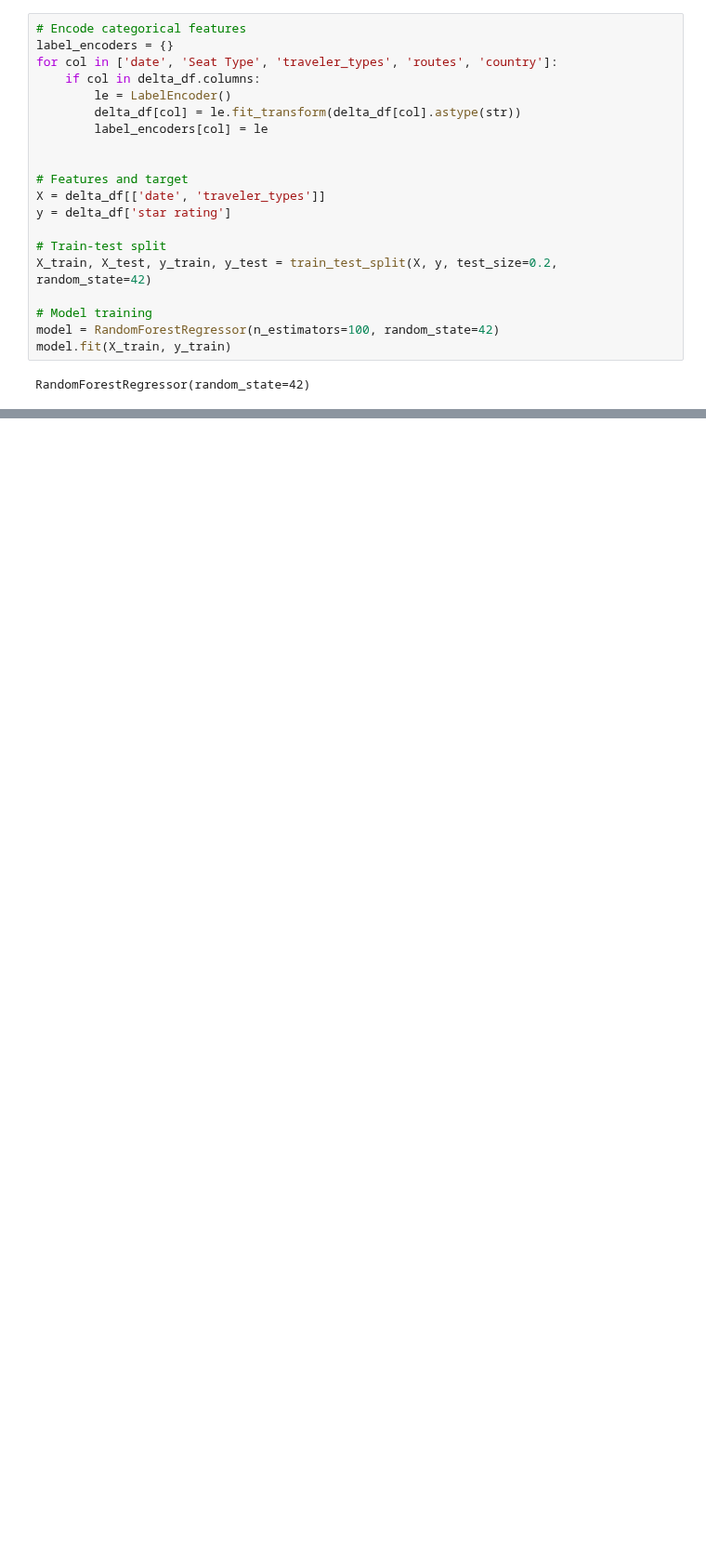
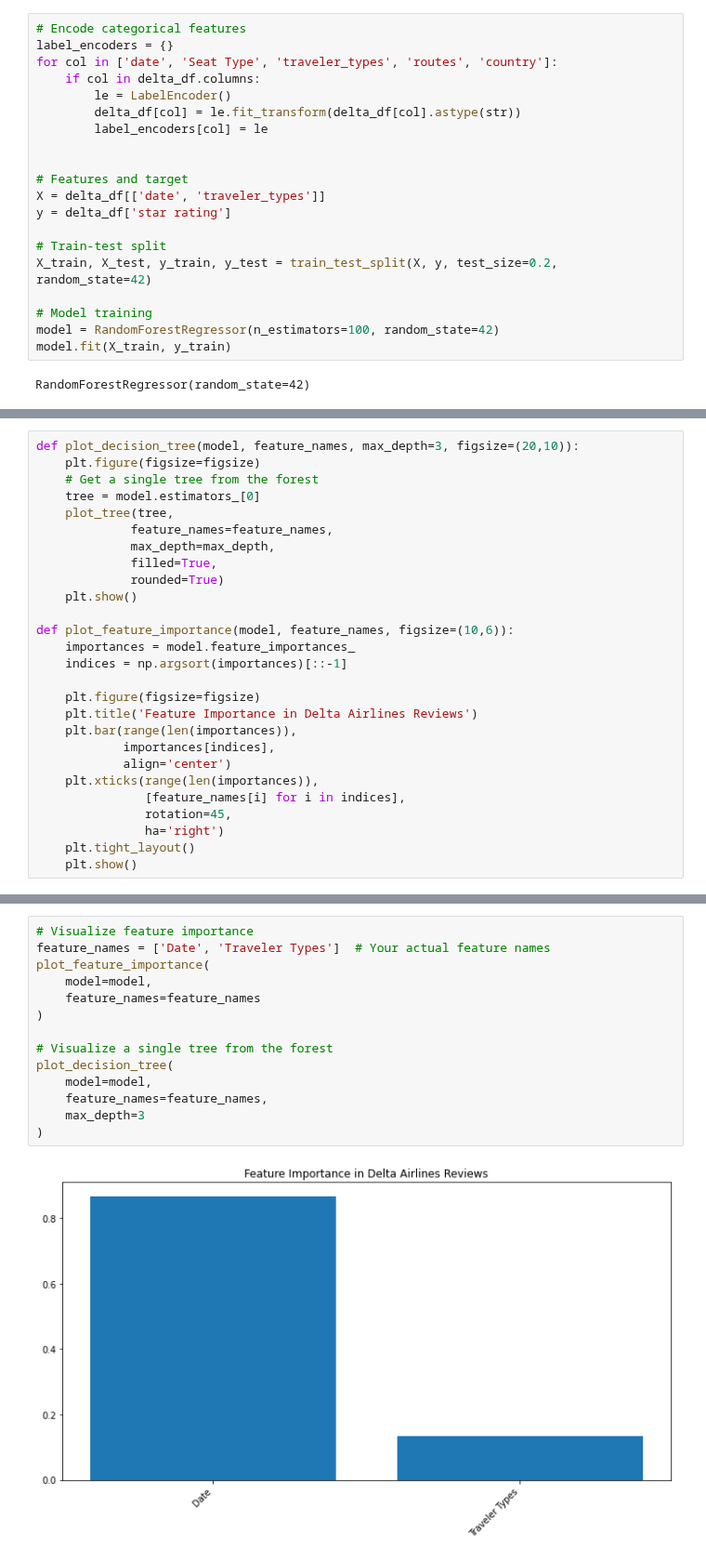
Before and after one commit to T-Godwins/airline-project, a Jupyter notebook: code.ipynb, the cells around one changed output, grey strips where cells are left out. Shown at 93% size. Drawn from its saved outputs; the diff is of its cells as text; blank space fills up the shorter version.

Commit message:
visualizations

```diff
--- a/code.ipynb
+++ b/code.ipynb
@@ -68,0 +73,27 @@ R² Score: -0.20246466360235482
+# %%
+def plot_decision_tree(model, feature_names, max_depth=3, figsize=(20,10)):
+    plt.figure(figsize=figsize)
+    # Get a single tree from the forest
+    tree = model.estimators_[0]
+    plot_tree(tree,
+             feature_names=feature_names,
+             max_depth=max_depth,
+             filled=True,
+             rounded=True)
+    plt.show()
+
+def plot_feature_importance(model, feature_names, figsize=(10,6)):
+    importances = model.feature_importances_
+    indices = np.argsort(importances)[::-1]
+
+    plt.figure(figsize=figsize)
+    plt.title('Feature Importance in Delta Airlines Reviews')
+    plt.bar(range(len(importances)),
+            importances[indices],
+            align='center')
+    plt.xticks(range(len(importances)),
+               [feature_names[i] for i in indices],
+               rotation=45,
+               ha='right')
+    plt.tight_layout()
+    plt.show()
@@ -68,0 +102,16 @@ R² Score: -0.20246466360235482
+# %%
+# Visualize feature importance
+feature_names = ['Date', 'Traveler Types']  # Your actual feature names
+plot_feature_importance(
+    model=model,
+    feature_names=feature_names
+)
+
+# Visualize a single tree from the forest
+plot_decision_tree(
+    model=model,
+    feature_names=feature_names,
+    max_depth=3
+)
+# %% [output]
+[figure, added]
```
Also changed, not shown: parts of 5 cells of this notebook, 1 other file.
